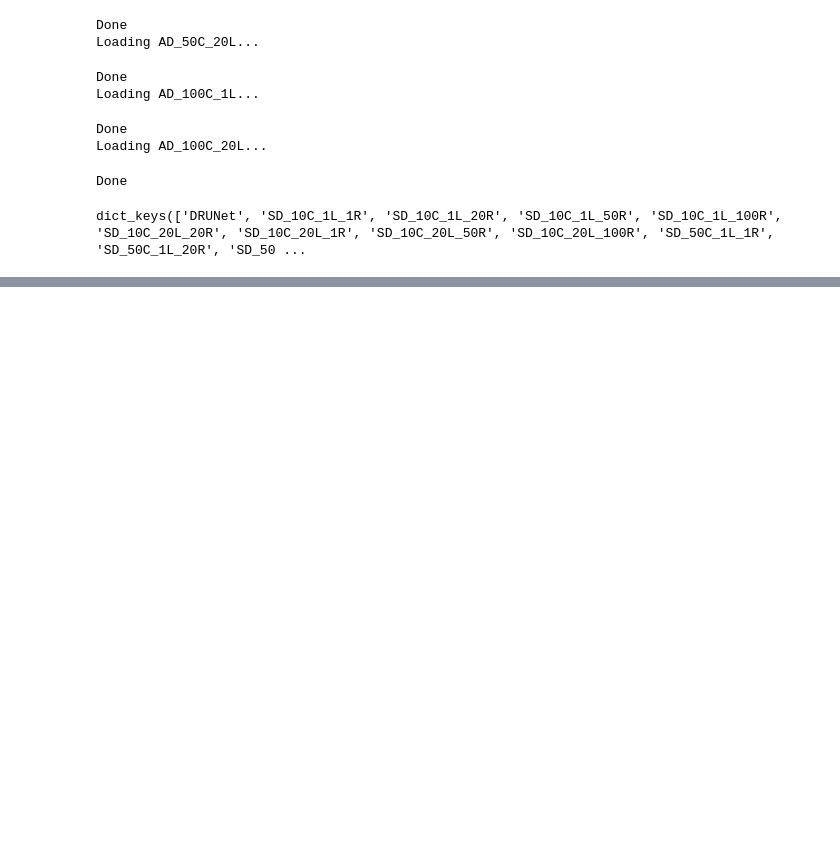
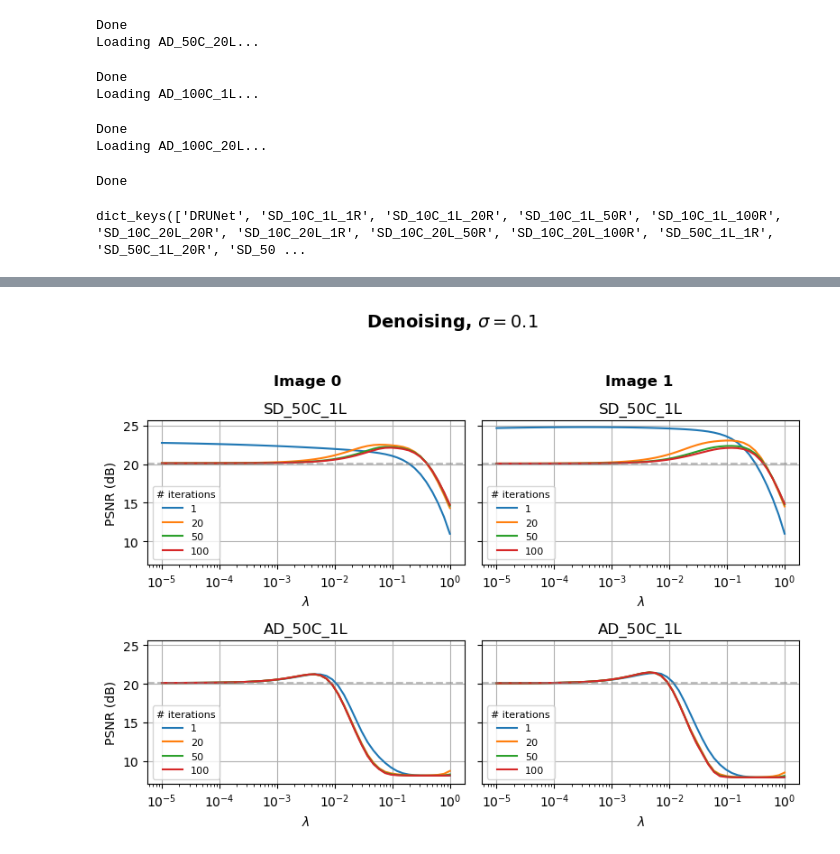
Before and after one commit to jeremtti/PnP_dictionary_based, a Jupyter notebook: xp_warm_restart.ipynb, the cells around one changed output, grey strips where cells are left out. Drawn from its saved outputs; the diff is of its cells as text; code cells hidden in the pictures; blank space fills up the shorter version.

Commit message:
add: xp for denoising with warm-restart

```diff
--- a/xp_warm_restart.ipynb
+++ b/xp_warm_restart.ipynb
@@ -182,0 +185,2 @@ dict_keys(['DRUNet', 'SD_10C_1L_1R', 'SD_10C_1L_20R', 'SD_10C_1L_50R', 'SD_10C_1
+# %%
+sublist_denoisers = DENOISERS.keys()
@@ -182,0 +343,48 @@ dict_keys(['DRUNet', 'SD_10C_1L_1R', 'SD_10C_1L_20R', 'SD_10C_1L_50R', 'SD_10C_1
+# %%
+n_plots = len(base_names)
+n_img = len(indices)
+
+fig_lambda, axs_lambda = plt.subplots(
+    n_plots, n_img, sharey=True, figsize=(4*n_img, 3*n_plots)
+)
+
+for i, results in enumerate(list_results):
+
+    x_observed = results["observation"].transpose(1, 2, 0).clip(0, 1)
+    img = results["truth"].transpose(1, 2, 0).clip(0, 1)
+    psnr = peak_signal_noise_ratio(img, x_observed.astype(np.float32))
+
+    for k, base_name in enumerate(base_names):
+
+        for rep in [1] + n_rep_list:
+
+            name = f"{base_name}_{rep}R"
+            res = results[name]
+            axs_lambda[k, i].semilogx(results["lambda_list"], res['psnr'], label=rep)
+
+        axs_lambda[k, i].set_title(f"{base_name}")
+        axs_lambda[k, i].grid(True)
+        axs_lambda[k, i].axhline(y=psnr, linestyle='--', alpha=0.5, color="grey")
+        axs_lambda[k, i].legend(title="# iterations", fontsize=8, title_fontsize=8)
+        axs_lambda[k, i].set_xlabel(rf"$\lambda$")
+
+for ax in axs_lambda[:, 0]:
+    ax.set_ylabel("PSNR (dB)")
+
+for i in range(n_img):
+    fig_lambda.text(
+        0.07 + (i + 0.5) / n_img * 0.92,
+        0.85,
+        f"Image {i}",
+        ha='center',
+        va='center',
+        fontsize=12,
+        weight='bold'
+    )
+
+fig_lambda.suptitle(rf"Denoising, $\sigma={STD_NOISE}$", fontsize=14, weight='bold')
+fig_lambda.tight_layout(rect=[0, 0, 1, 0.9])
+name_std = f"{STD_NOISE}".replace(".", "")
+fig_lambda.savefig(f"warm_restart_denoising_{name_std}.pdf", bbox_inches="tight")
+# %% [output]
+[figure, added]
```
Also changed, not shown: parts of 7 cells of this notebook, 5 other files.
